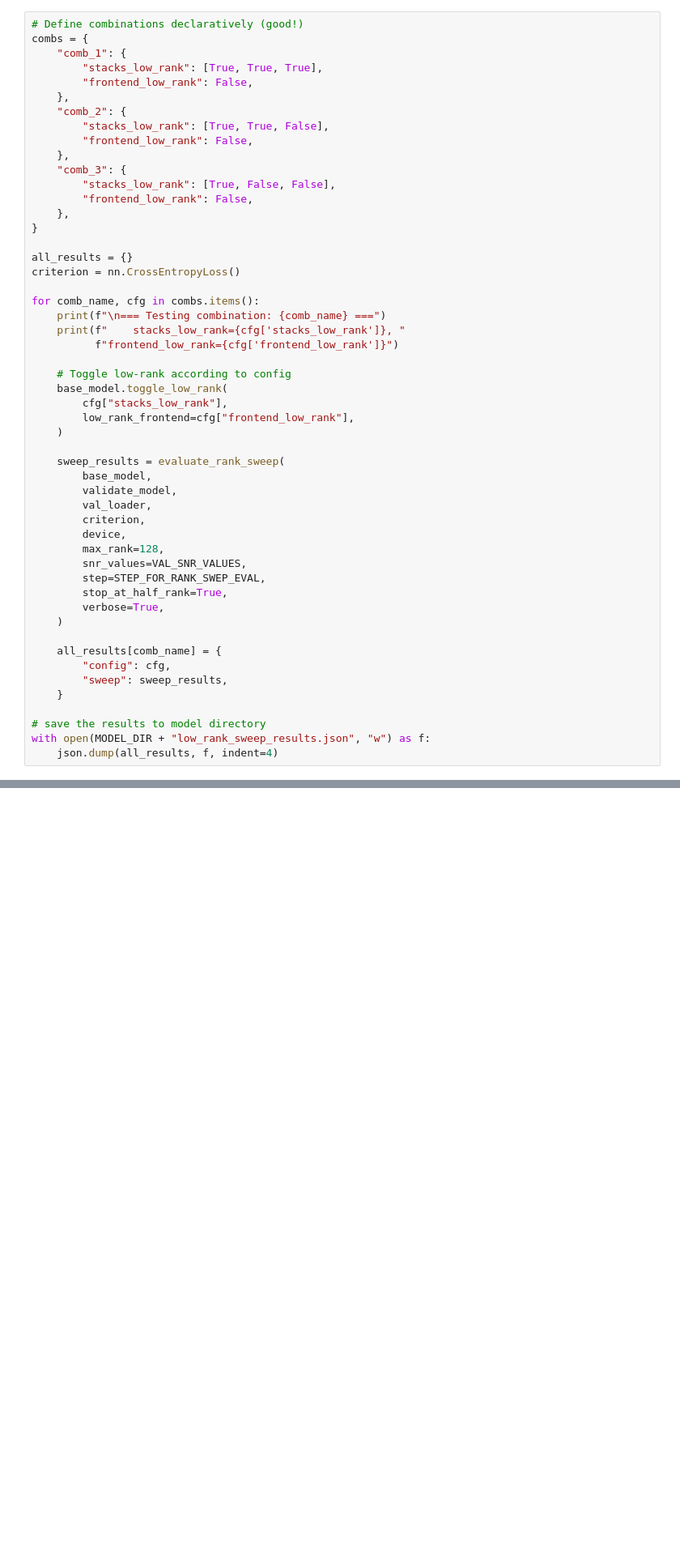
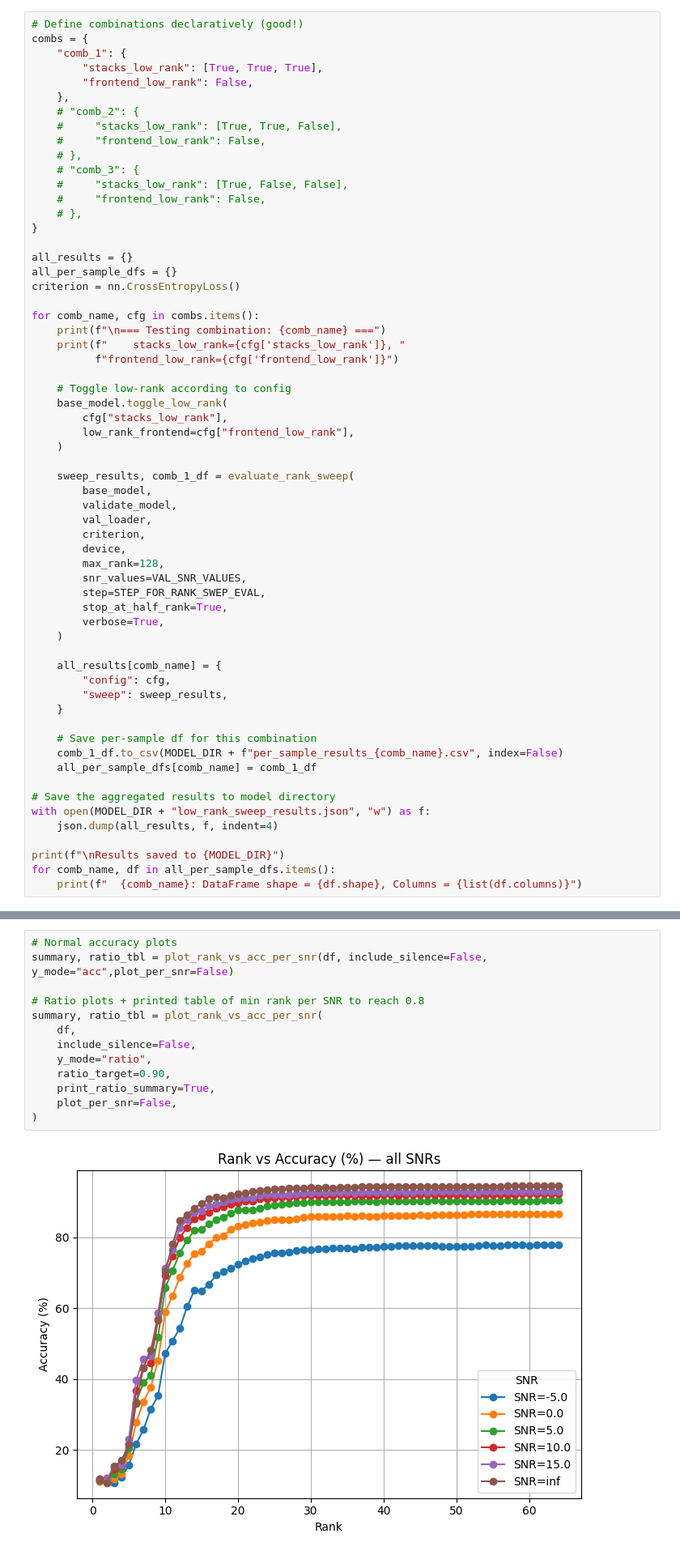
Before and after one commit to c-wejendorp/thesis, a Jupyter notebook: scripts/keyword_spotting/base_model_rank_sweep.ipynb, the cells around one changed output, grey strips where cells are left out. Shown at 81% size. Saved outputs shown, nothing was run; the diff lists cells and outputs as text; blank space fills up the shorter version.

Commit message:
useful visualizations

```diff
--- a/scripts/keyword_spotting/base_model_rank_sweep.ipynb
+++ b/scripts/keyword_spotting/base_model_rank_sweep.ipynb
@@ -209,17 +275,18 @@ combs = {
         "stacks_low_rank": [True, True, True],
         "frontend_low_rank": False,
     },
-    "comb_2": {
-        "stacks_low_rank": [True, True, False],
-        "frontend_low_rank": False,
-    },
-    "comb_3": {
-        "stacks_low_rank": [True, False, False],
-        "frontend_low_rank": False,
-    },
+    # "comb_2": {
+    #     "stacks_low_rank": [True, True, False],
+    #     "frontend_low_rank": False,
+    # },
+    # "comb_3": {
+    #     "stacks_low_rank": [True, False, False],
+    #     "frontend_low_rank": False,
+    # },
 }
 
 all_results = {}
+all_per_sample_dfs = {}
 criterion = nn.CrossEntropyLoss()
 
 for comb_name, cfg in combs.items():
@@ -233,7 +300,7 @@ for comb_name, cfg in combs.items():
         low_rank_frontend=cfg["frontend_low_rank"],
     )
 
-    sweep_results = evaluate_rank_sweep(
+    sweep_results, comb_1_df = evaluate_rank_sweep(
         base_model,
         validate_model,
         val_loader,
@@ -251,9 +318,17 @@ for comb_name, cfg in combs.items():
         "sweep": sweep_results,
     }
 
-# save the results to model directory
+    # Save per-sample df for this combination
+    comb_1_df.to_csv(MODEL_DIR + f"per_sample_results_{comb_name}.csv", index=False)
+    all_per_sample_dfs[comb_name] = comb_1_df
+
+# Save the aggregated results to model directory
 with open(MODEL_DIR + "low_rank_sweep_results.json", "w") as f:
     json.dump(all_results, f, indent=4)
+
+print(f"\nResults saved to {MODEL_DIR}")
+for comb_name, df in all_per_sample_dfs.items():
+    print(f"  {comb_name}: DataFrame shape = {df.shape}, Columns = {list(df.columns)}")
 # %% [output]
 === Testing combination: comb_1 ===
     stacks_low_rank=[True, True, True], frontend_low_rank=False
@@ -427,0 +608,15 @@ Plot saved to /Users/christoffer/Documents/Thesis/thesis_project/model_runs/base
+# %%
+# Normal accuracy plots
+summary, ratio_tbl = plot_rank_vs_acc_per_snr(df, include_silence=False, y_mode="acc",plot_per_snr=False)
+
+# Ratio plots + printed table of min rank per SNR to reach 0.8
+summary, ratio_tbl = plot_rank_vs_acc_per_snr(
+    df,
+    include_silence=False,
+    y_mode="ratio",
+    ratio_target=0.90,
+    print_ratio_summary=True,
+    plot_per_snr=False,
+)
+# %% [output]
+[figure, added]
```
Also changed, not shown: parts of 15 cells of this notebook, 2 other files.
